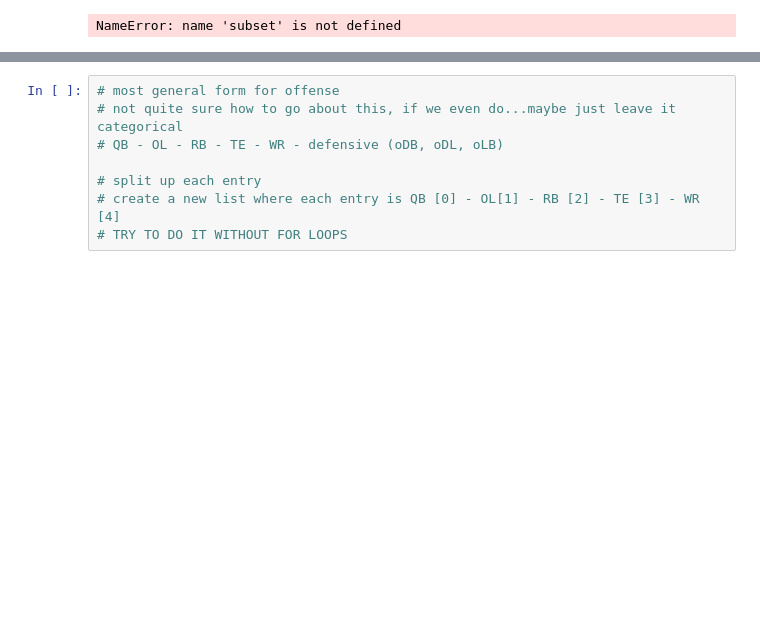
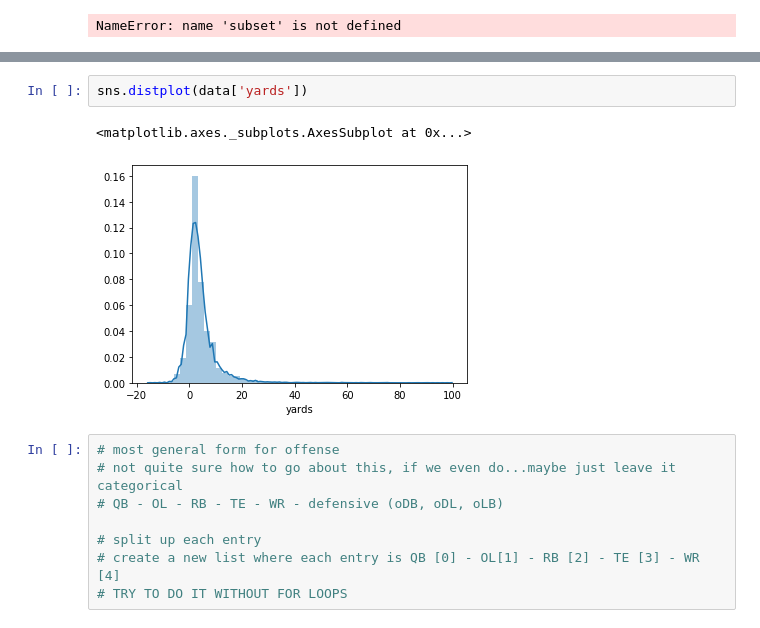
Before and after one commit to MaloneyJason/Rush-Yards, a Jupyter notebook: Yard Prediction Exploration.ipynb, the cells around one changed output, grey strips where cells are left out. Saved outputs shown, nothing was run; the diff lists cells and outputs as text; blank space fills up the shorter version.

```diff
--- a/Yard Prediction Exploration.ipynb
+++ b/Yard Prediction Exploration.ipynb
@@ -171,3 +191,8 @@ NameError: name 'subset' is not defined
+# %%
+sns.distplot(data['yards'])
+# %% [output]
+<matplotlib.axes._subplots.AxesSubplot at 0x...>
+[figure, added]
 # %%
 # most general form for offense
 # not quite sure how to go about this, if we even do...maybe just leave it categorical
```
Also changed, not shown: parts of 2 cells of this notebook.
